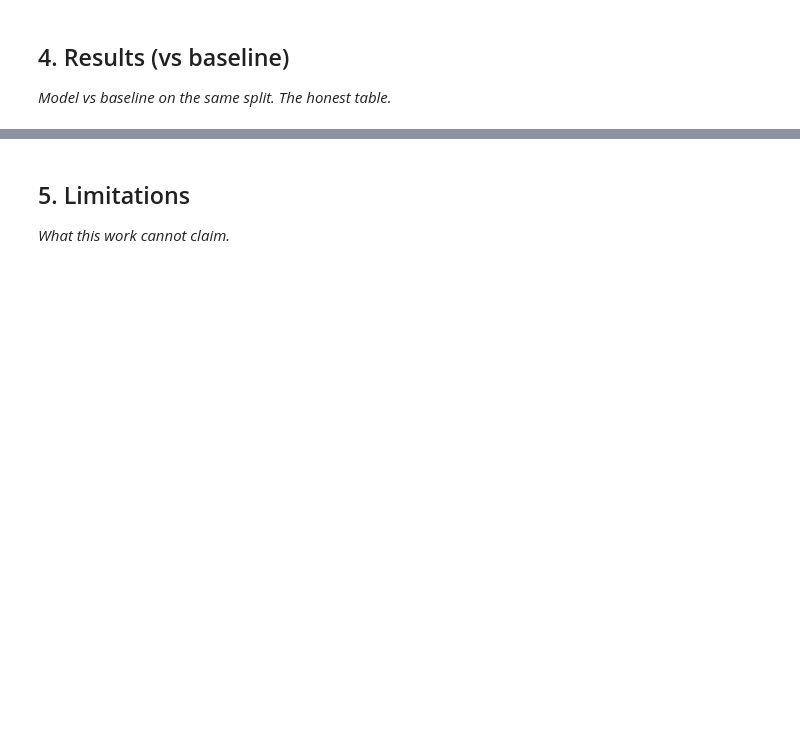
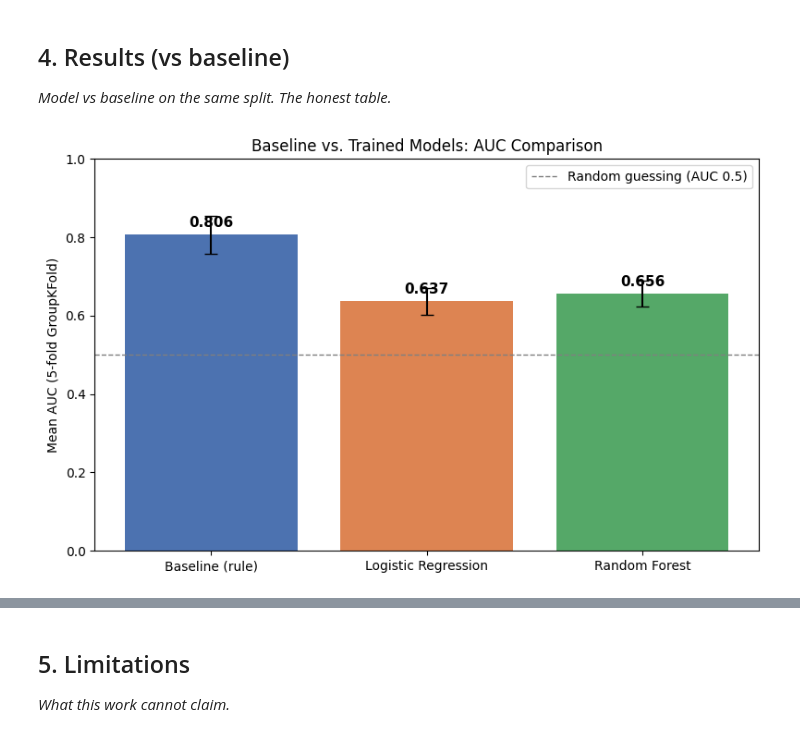
Before and after one commit to KhadijaHussnainMLEngineer/MLPipeline_MachineLearningFlyRankAI, a Jupyter notebook: work/notebooks/capstone.ipynb, the cells around one changed output, grey strips where cells are left out. Cells and saved outputs as stored; diff of their text form; code cells hidden in the pictures; blank space fills up the shorter version.

```diff
--- a/work/notebooks/capstone.ipynb
+++ b/work/notebooks/capstone.ipynb
@@ -34,3 +324,27 @@ to pages with the most recoverable upside, rather than being spent randomly or o
 ## 4. Results (vs baseline)
 
 *Model vs baseline on the same split. The honest table.*
+# %%
+import matplotlib.pyplot as plt
+
+methods = ['Baseline (rule)', 'Logistic Regression', 'Random Forest']
+aucs = [np.mean(baseline_aucs), np.mean(logreg_aucs), np.mean(rf_aucs)]
+errors = [np.std(baseline_aucs), np.std(logreg_aucs), np.std(rf_aucs)]
+
+fig, ax = plt.subplots(figsize=(8, 5))
+bars = ax.bar(methods, aucs, yerr=errors, capsize=5, color=['#4C72B0', '#DD8452', '#55A868'])
+ax.axhline(0.5, color='gray', linestyle='--', linewidth=1, label='Random guessing (AUC 0.5)')
+ax.set_ylabel('Mean AUC (5-fold GroupKFold)')
+ax.set_title('Baseline vs. Trained Models: AUC Comparison')
+ax.set_ylim(0, 1.0)
+ax.legend()
+
+for bar, auc in zip(bars, aucs):
+    ax.text(bar.get_x() + bar.get_width()/2, bar.get_height() + 0.02, f'{auc:.3f}',
+             ha='center', fontsize=11, fontweight='bold')
+
+plt.tight_layout()
+plt.savefig('/content/results_auc_comparison.png', dpi=150)
+plt.show()
+# %% [output]
+[figure, added]
```
Also changed, not shown: parts of 11 cells of this notebook.
